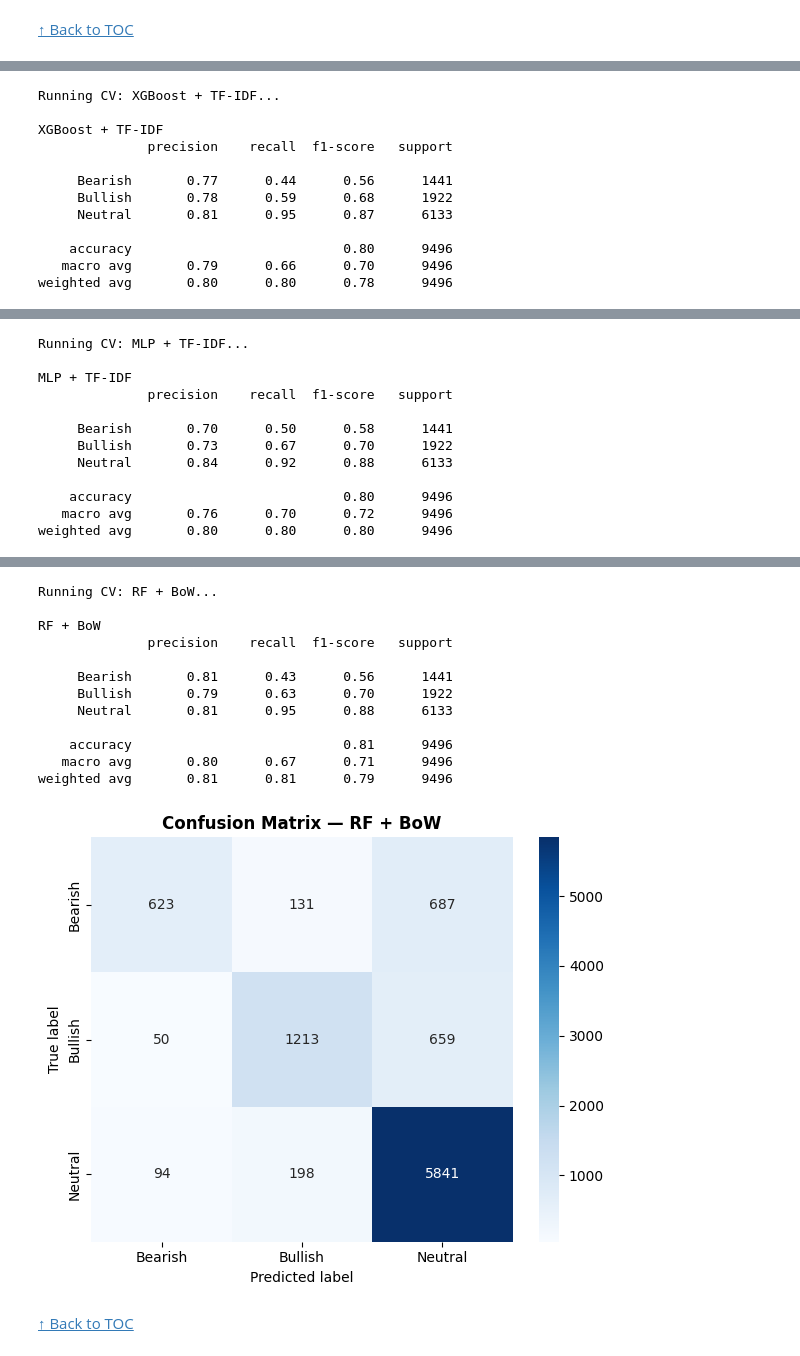
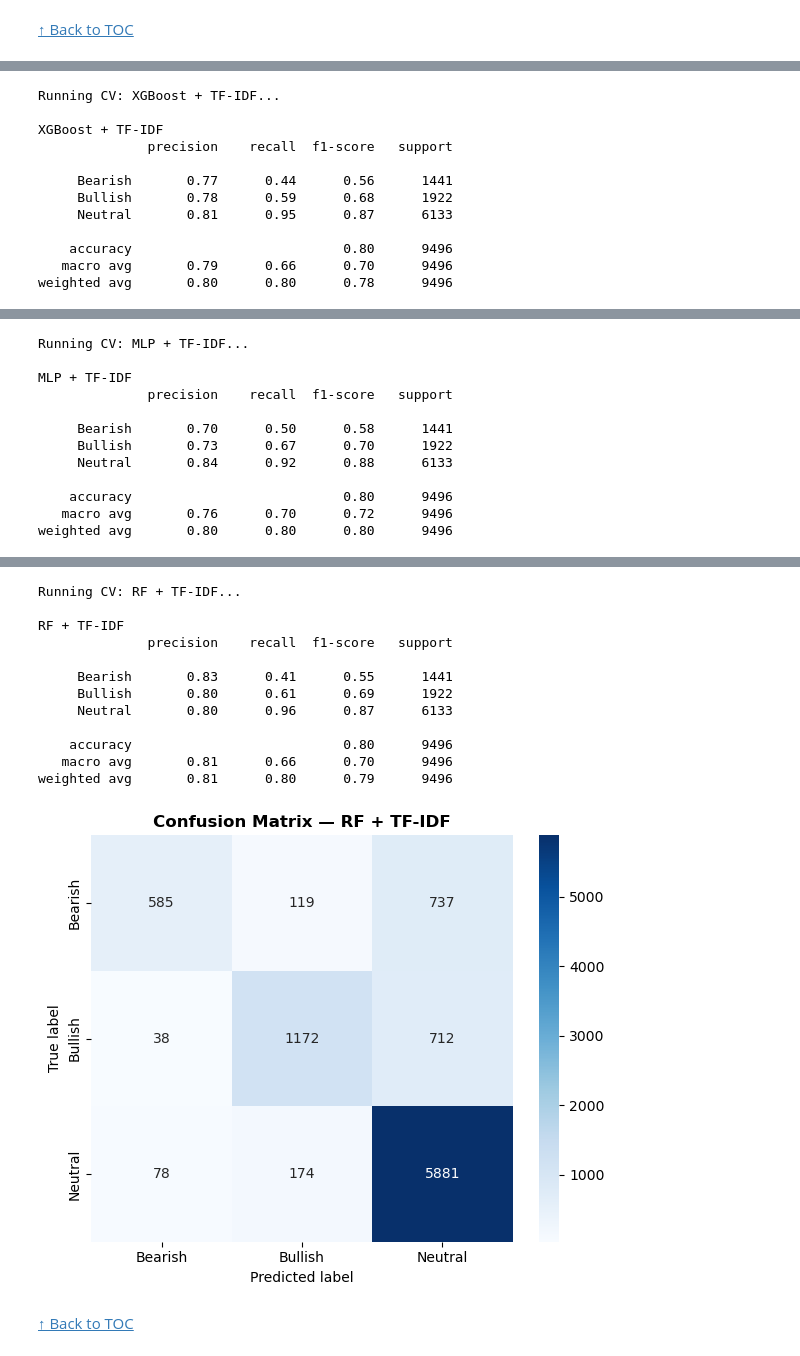
Before and after one commit to rodbarretoteixeira/Text_Mining, a Jupyter notebook: projeto/tm_tests_xx.ipynb, the cells around one changed output, grey strips where cells are left out. Cells and saved outputs as stored; diff of their text form; code cells hidden in the pictures.

```diff
--- a/projeto/tm_tests_xx.ipynb
+++ b/projeto/tm_tests_xx.ipynb
@@ -2021,0 +2023,35 @@ results_table = []
+# %%
+from sklearn.pipeline import Pipeline
+from sklearn.linear_model import LogisticRegression
+from sklearn.ensemble import RandomForestClassifier
+from sklearn.neural_network import MLPClassifier
+from sklearn.model_selection import cross_val_predict
+from xgboost import XGBClassifier
+
+classical_models = {
+    'LR + BoW': Pipeline([
+        ('bow', CountVectorizer(max_features=15000, ngram_range=(1,1), min_df=2, token_pattern=r"[^\s]+")),
+        ('clf',   LogisticRegression(max_iter=1000, class_weight='balanced', random_state=42))
+    ]),
+    'XGBoost + BoW': Pipeline([
+        ('bow', CountVectorizer(max_features=15000, ngram_range=(1,1), min_df=2, token_pattern=r"[^\s]+")),
+        ('clf',   XGBClassifier(n_estimators=300, learning_rate=0.1,
+                                eval_metric='mlogloss', random_state=42))
+    ]),
+    'MLP + BoW': Pipeline([
+        ('bow', CountVectorizer(max_features=15000, ngram_range=(1,1), min_df=2, token_pattern=r"[^\s]+")),
+        ('clf',   MLPClassifier(hidden_layer_sizes=(256,128), max_iter=300,
+                                random_state=42, early_stopping=True))
+    ]),
+    'RF + BoW': Pipeline([
+        ('bow', CountVectorizer(max_features=15000, ngram_range=(1,1), min_df=2, token_pattern=r"[^\s]+")),
+        ('clf', RandomForestClassifier(n_estimators=300, class_weight='balanced',
+                                        n_jobs=-1, random_state=42))
+    ]),
+}
+
+for name, pipeline in classical_models.items():
+    print(f'Running CV: {name}...')
+    y_pred = cross_val_predict(pipeline, X_classical, y, cv=skf, n_jobs=-1)
+    res = evaluate_model(y, y_pred, model_name=name)
+    results_table.append(res)
@@ -2045,8 +2137,9 @@ classical_models = {
         ('clf',   MLPClassifier(hidden_layer_sizes=(256,128), max_iter=300,
                                 random_state=42, early_stopping=True))
     ]),
-    'RF + BoW': Pipeline([
-        ('bow', CountVectorizer(max_features=15000, ngram_range=(1,1), min_df=2, token_pattern=r"[^\s]+")),
+    'RF + TF-IDF': Pipeline([
+        ('tfidf', TfidfVectorizer(max_features=20000, ngram_range=(1,2),
+                                   sublinear_tf=True, min_df=2, token_pattern=r"[^\s]+")),
         ('clf', RandomForestClassifier(n_estimators=300, class_weight='balanced',
                                         n_jobs=-1, random_state=42))
     ]),
@@ -2074,42 +2167,42 @@ weighted avg       0.81      0.80      0.80      9496
 Running CV: XGBoost + TF-IDF...
 
 XGBoost + TF-IDF
               precision    recall  f1-score   support
 
      Bearish       0.77      0.44      0.56      1441
      Bullish       0.78      0.59      0.68      1922
      Neutral       0.81      0.95      0.87      6133
 
     accuracy                           0.80      9496
    macro avg       0.79      0.66      0.70      9496
 weighted avg       0.80      0.80      0.78      9496
 [figure]
 Running CV: MLP + TF-IDF...
 
 MLP + TF-IDF
               precision    recall  f1-score   support
 
      Bearish       0.70      0.50      0.58      1441
      Bullish       0.73      0.67      0.70      1922
      Neutral       0.84      0.92      0.88      6133
 
     accuracy                           0.80      9496
    macro avg       0.76      0.70      0.72      9496
 weighted avg       0.80      0.80      0.80      9496
 [figure]
-Running CV: RF + BoW...
+Running CV: RF + TF-IDF...
 
-RF + BoW
+RF + TF-IDF
               precision    recall  f1-score   support
 
-     Bearish       0.81      0.43      0.56      1441
-     Bullish       0.79      0.63      0.70      1922
-     Neutral       0.81      0.95      0.88      6133
+     Bearish       0.83      0.41      0.55      1441
+     Bullish       0.80      0.61      0.69      1922
+     Neutral       0.80      0.96      0.87      6133
 
-    accuracy                           0.81      9496
-   macro avg       0.80      0.67      0.71      9496
-weighted avg       0.81      0.81      0.79      9496
+    accuracy                           0.80      9496
+   macro avg       0.81      0.66      0.70      9496
+weighted avg       0.81      0.80      0.79      9496
-[figure, old version]
+[figure, new version]
 # %% [markdown]
 [↑ Back to TOC](#toc)
 # %% [markdown]
```
Also changed, not shown: parts of 16 cells of this notebook.
